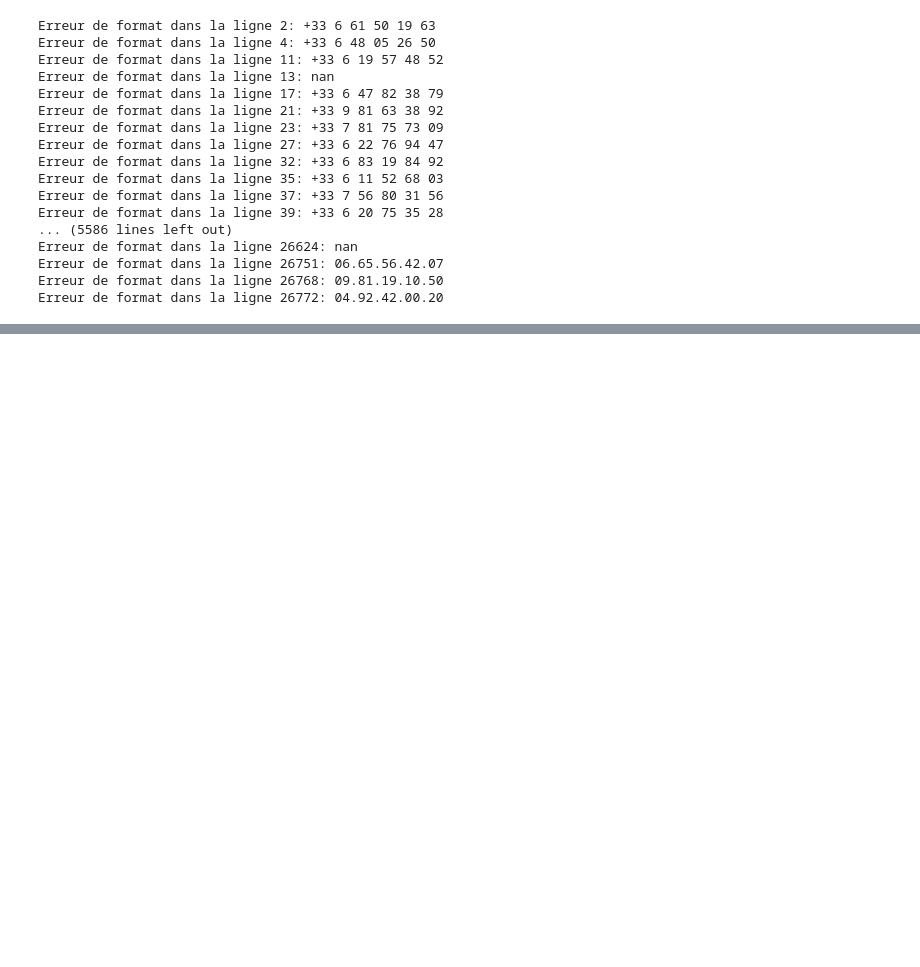
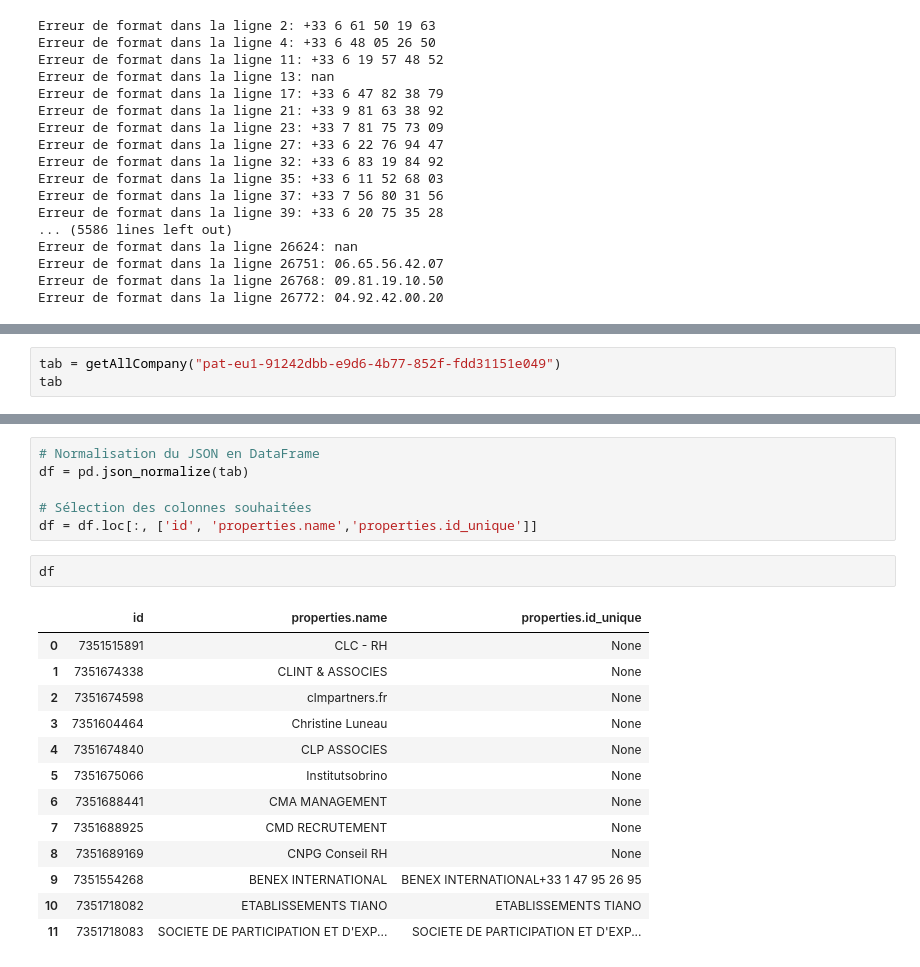
Before and after one commit to Icet0/listing, a Jupyter notebook: app/netoyage_manageo/trainning_jup.ipynb, the cells around one changed output, grey strips where cells are left out. Cells and saved outputs as stored; diff of their text form; blank space fills up the shorter version.

```diff
--- a/app/netoyage_manageo/trainning_jup.ipynb
+++ b/app/netoyage_manageo/trainning_jup.ipynb
@@ -557,0 +647,3 @@ Erreur de format dans la ligne 26772: 04.92.42.00.20
+# %%
+tab = getAllCompany("pat-eu1-91242dbb-e9d6-4b77-852f-fdd31151e049")
+tab
@@ -557,0 +669,22 @@ Erreur de format dans la ligne 26772: 04.92.42.00.20
+# %%
+# Normalisation du JSON en DataFrame
+df = pd.json_normalize(tab)
+
+# Sélection des colonnes souhaitées
+df = df.loc[:, ['id', 'properties.name','properties.id_unique']]
+# %%
+df
+# %% [output]
+|  | id | properties.name | properties.id_unique |
+| 0 | 7351515891 | CLC - RH | None |
+| 1 | 7351674338 | CLINT & ASSOCIES | None |
+| 2 | 7351674598 | clmpartners.fr | None |
+| 3 | 7351604464 | Christine Luneau | None |
+| 4 | 7351674840 | CLP ASSOCIES | None |
+| 5 | 7351675066 | Institutsobrino | None |
+| 6 | 7351688441 | CMA MANAGEMENT | None |
+| 7 | 7351688925 | CMD RECRUTEMENT | None |
+| 8 | 7351689169 | CNPG Conseil RH | None |
+| 9 | 7351554268 | BENEX INTERNATIONAL | BENEX INTERNATIONAL+33 1 47 95 26 95 |
+| 10 | 7351718082 | ETABLISSEMENTS TIANO | ETABLISSEMENTS TIANO |
+| 11 | 7351718083 | SOCIETE DE PARTICIPATION ET D'EXP... | SOCIETE DE PARTICIPATION ET D'EXP... |
```
Also changed, not shown: parts of 8 cells of this notebook, 9 other files.
